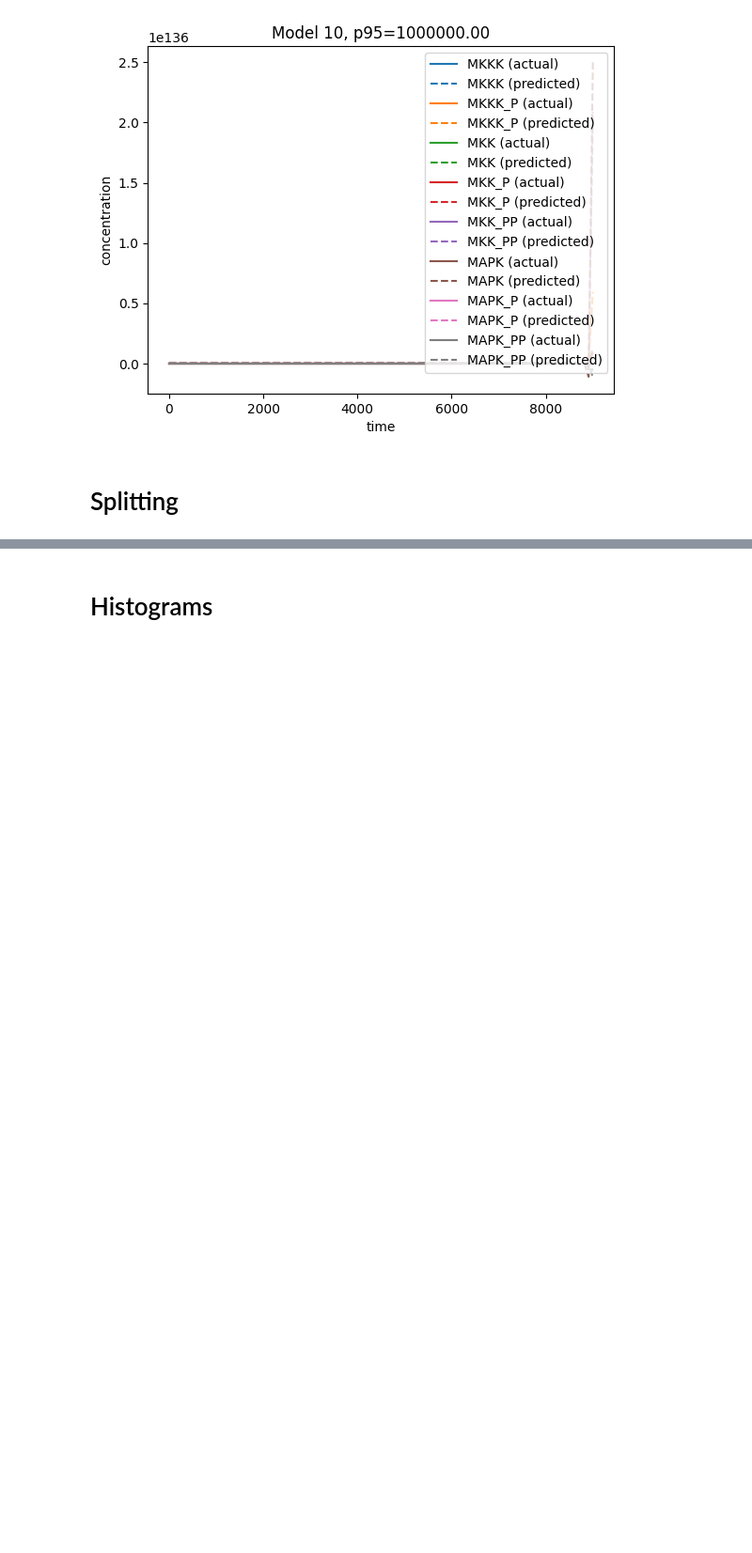
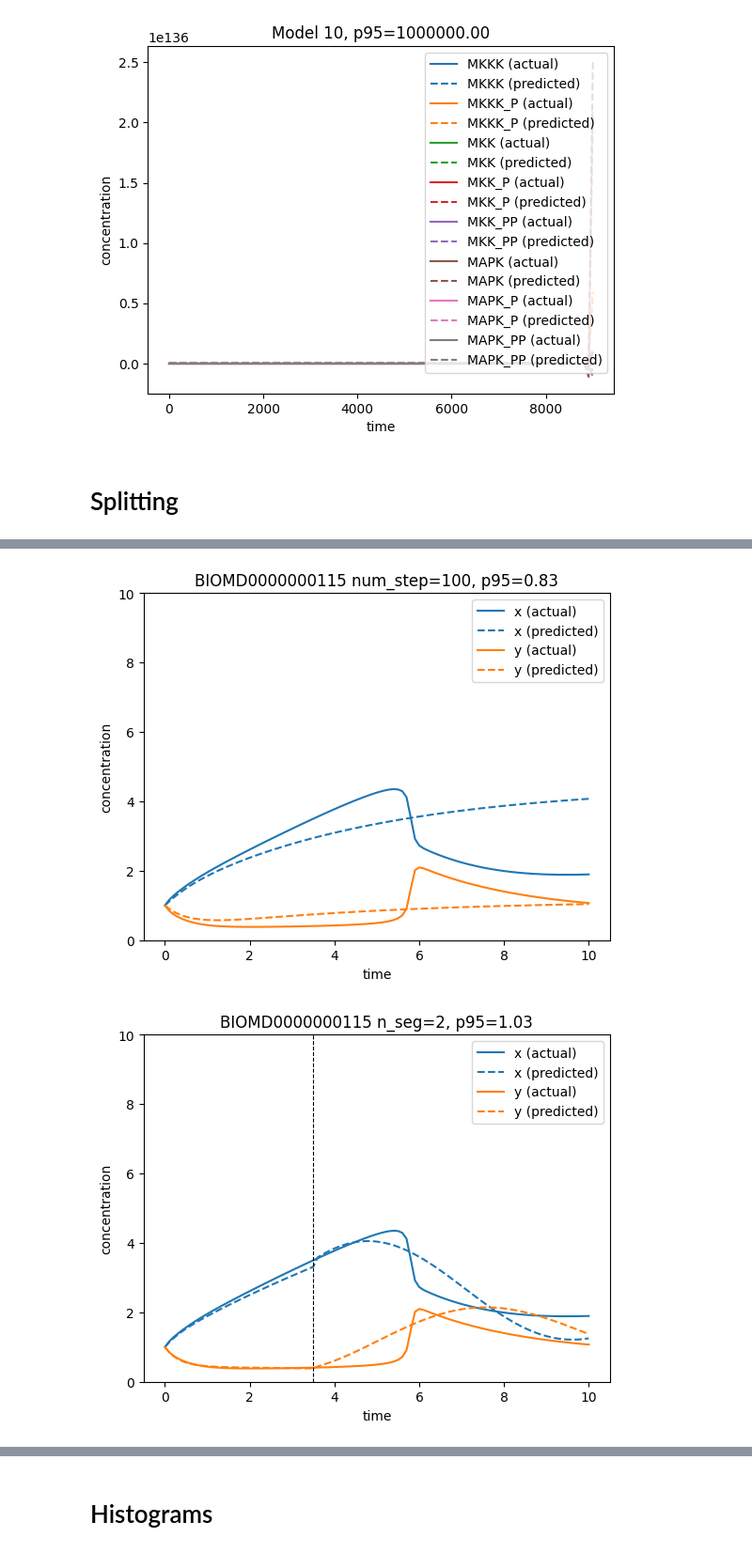
Before and after one commit to ModelEngineering/model_linearity_analysis, a Jupyter notebook: notebooks/score_analysis.ipynb, the cells around one changed output, grey strips where cells are left out. Shown at 94% size. Drawn from its saved outputs; the diff is of its cells as text; code cells hidden in the pictures; blank space fills up the shorter version.

```diff
--- a/notebooks/score_analysis.ipynb
+++ b/notebooks/score_analysis.ipynb
@@ -63,7 +63,3 @@ Skipping model BIOMD0000001080 with number 1080
 [figure]
 # %% [markdown]
 # Splitting
-# %%
-trajectory = Trajectory.makeBiomodel(115)
-tc = TrajectoryCollection.split(trajectory, [5.4, 11])
-tc.plotTimecourse()
@@ -87,4 +65,0 @@ LinearPredictor(tc.trajectories[1], num_step=-1).score()
-# %%
-tc = TrajectoryCollection.autoSplit(trajectory, num_split=2)
-tc.plotTimecourse()
-print(LinearPredictor(tc.trajectories[0]).cost), print(LinearPredictor(tc.trajectories[1]).cost)
@@ -138,2 +78,7 @@ ipdb>  c
 [figure]
 [figure]
+# %%
+evaluateMlp(115, num_split=1, ylim=[0, 10], legend=True)
+# %% [output]
+[figure, added]
+[figure, added]
```
Also changed, not shown: parts of 13 cells of this notebook, 3 other files.
